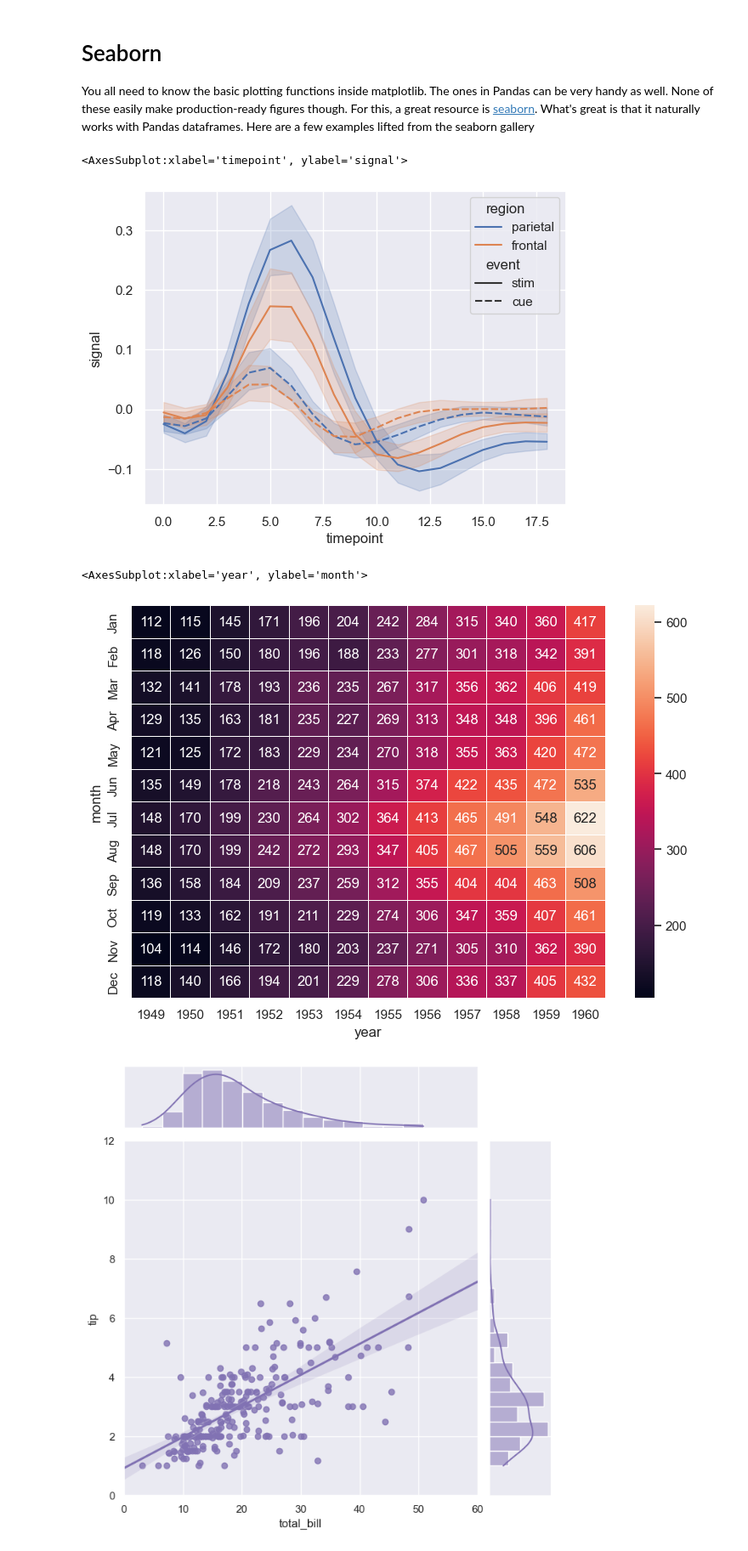
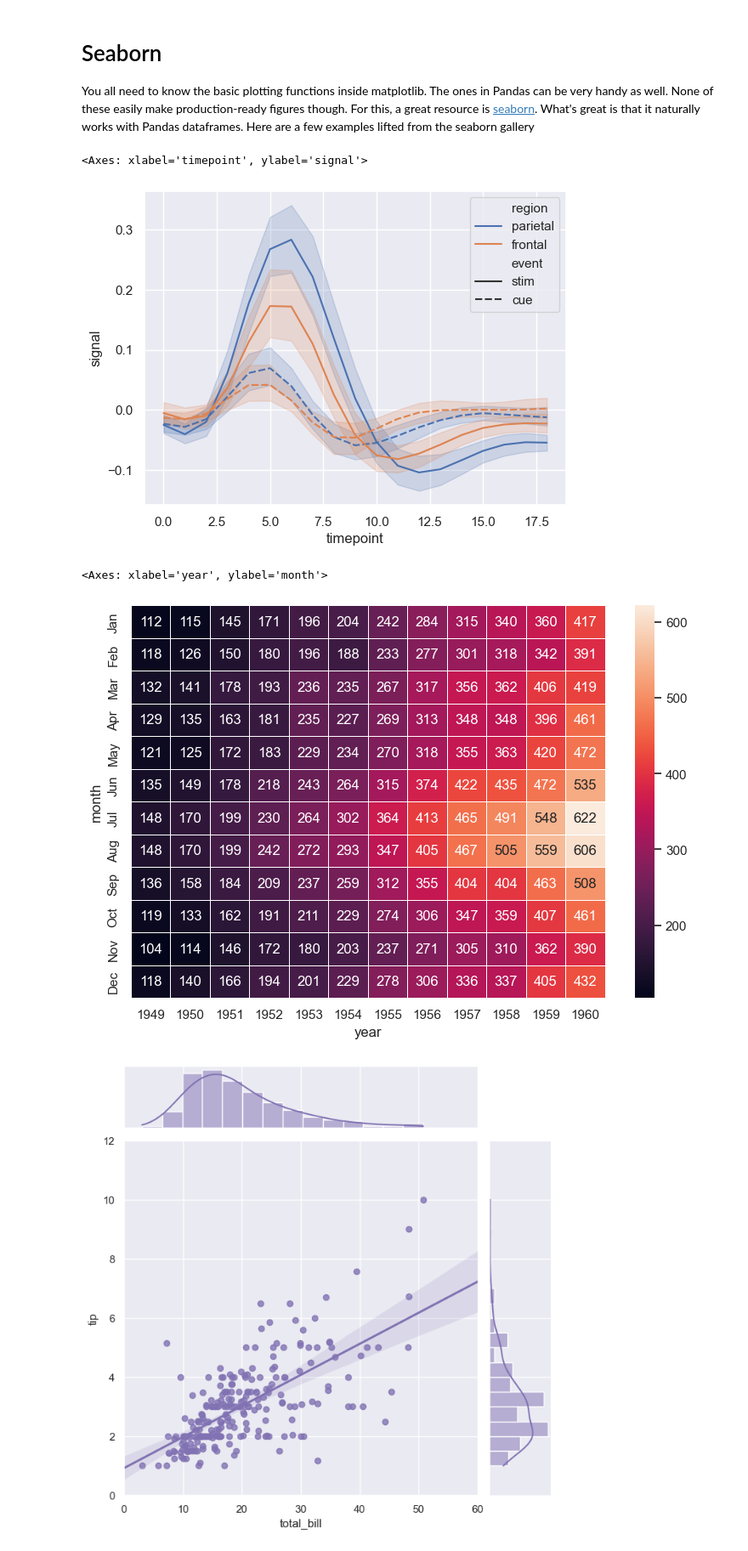
Before and after one commit to rochellekaper/n247_spring2025, a Jupyter notebook: ClassNotes/N247 Class 7 - Seaborn.ipynb, the cells around one changed output. Shown at 85% size. Saved outputs shown, nothing was run; the diff lists cells and outputs as text; code cells hidden in the pictures.

```diff
--- a/ClassNotes/N247 Class 7 - Seaborn.ipynb
+++ b/ClassNotes/N247 Class 7 - Seaborn.ipynb
@@ -3,18 +3,21 @@
 You all need to know the basic plotting functions inside matplotlib. The ones in Pandas can be very handy as well.  None of these easily make production-ready figures though. For this, a great resource is [seaborn](http://seaborn.pydata.org/).  What's great is that it naturally works with Pandas dataframes. Here are a few examples lifted from the seaborn gallery
 # %%
 import seaborn as sns
+import ssl
+
+ssl._create_default_https_context = ssl._create_unverified_context
 sns.set_theme(style="darkgrid")
 
 # Load an example dataset with long-form data
 fmri = sns.load_dataset("fmri")
 
 # Plot the responses for different events and regions
 sns.lineplot(x="timepoint", y="signal",
              hue="region", style="event",
              data=fmri)
 # %% [output]
-<AxesSubplot:xlabel='timepoint', ylabel='signal'>
+<Axes: xlabel='timepoint', ylabel='signal'>
-[figure, old version]
+[figure, new version]
 # %%
 import matplotlib.pyplot as plt
 import seaborn as sns
@@ -22,13 +25,13 @@ sns.set_theme()
 
 # Load the example flights dataset and convert to long-form
 flights_long = sns.load_dataset("flights")
-flights = flights_long.pivot("month", "year", "passengers")
+flights = flights_long.pivot(index="month", columns="year", values="passengers")
 
 # Draw a heatmap with the numeric values in each cell
 f, ax = plt.subplots(figsize=(9, 6))
 sns.heatmap(flights, annot=True, fmt="d", linewidths=.5, ax=ax)
 # %% [output]
-<AxesSubplot:xlabel='year', ylabel='month'>
+<Axes: xlabel='year', ylabel='month'>
 [figure]
 # %%
 import seaborn as sns
```
Also changed, not shown: parts of 1 cell of this notebook, 1 other file.
